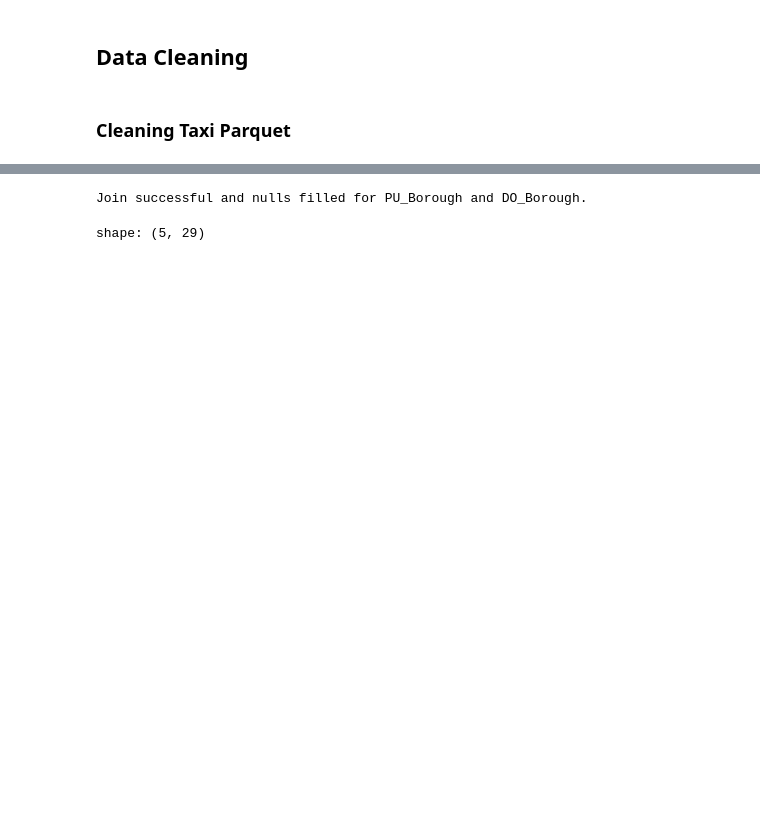
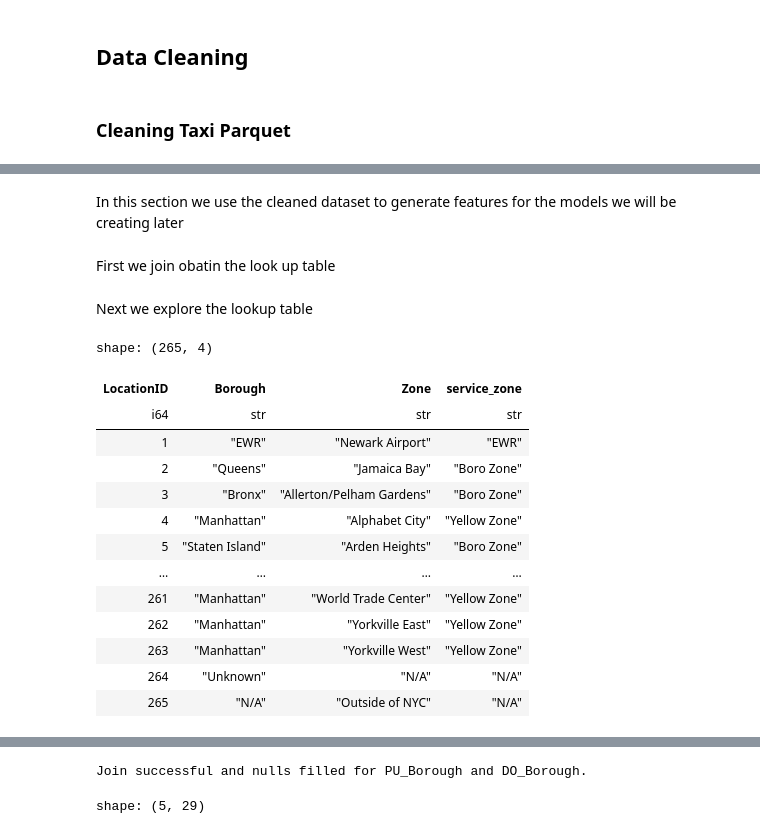
Before and after one commit to Battler08/COMP3610A2, a Jupyter notebook: assignment2.ipynb, the cells around one changed output, grey strips where cells are left out. Cells and saved outputs as stored; diff of their text form; code cells hidden in the pictures; blank space fills up the shorter version.

```diff
--- a/assignment2.ipynb
+++ b/assignment2.ipynb
@@ -147,0 +98,2 @@ removed_rows = initial_rows - len(taxi_df)
+# %% [markdown]
+In this section we use the cleaned dataset to generate features for the models we will be creating later
@@ -147,0 +102,2 @@ removed_rows = initial_rows - len(taxi_df)
+# %% [markdown]
+First we join obatin the look up table
@@ -147,0 +113,20 @@ removed_rows = initial_rows - len(taxi_df)
+# %% [markdown]
+Next we explore the lookup table
+# %%
+lookup_df = pl.read_csv(file_path)
+display(lookup_df)
+# %% [output]
+shape: (265, 4)
+| LocationID | Borough | Zone | service_zone |
+| i64 | str | str | str |
+| 1 | "EWR" | "Newark Airport" | "EWR" |
+| 2 | "Queens" | "Jamaica Bay" | "Boro Zone" |
+| 3 | "Bronx" | "Allerton/Pelham Gardens" | "Boro Zone" |
+| 4 | "Manhattan" | "Alphabet City" | "Yellow Zone" |
+| 5 | "Staten Island" | "Arden Heights" | "Boro Zone" |
+| … | … | … | … |
+| 261 | "Manhattan" | "World Trade Center" | "Yellow Zone" |
+| 262 | "Manhattan" | "Yorkville East" | "Yellow Zone" |
+| 263 | "Manhattan" | "Yorkville West" | "Yellow Zone" |
+| 264 | "Unknown" | "N/A" | "N/A" |
+| 265 | "N/A" | "Outside of NYC" | "N/A" |
```
Also changed, not shown: parts of 21 cells of this notebook.
